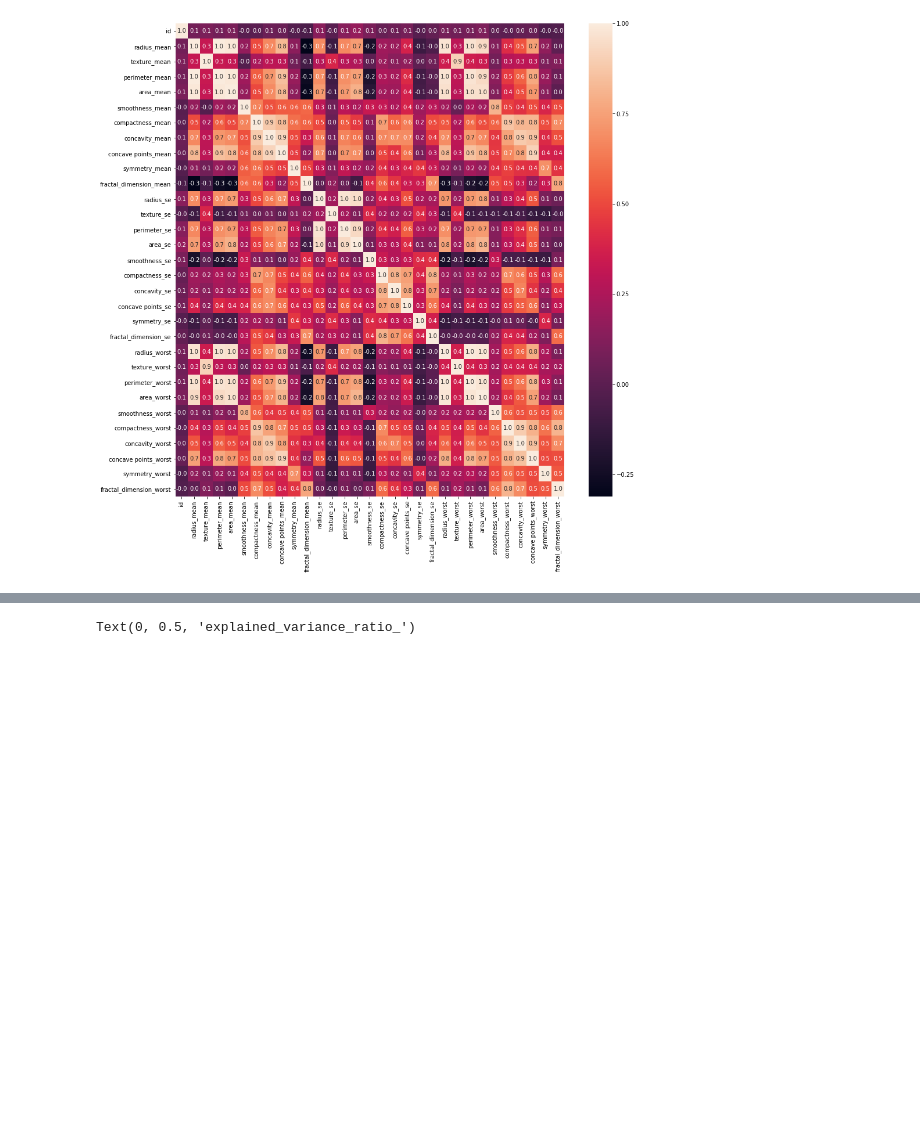
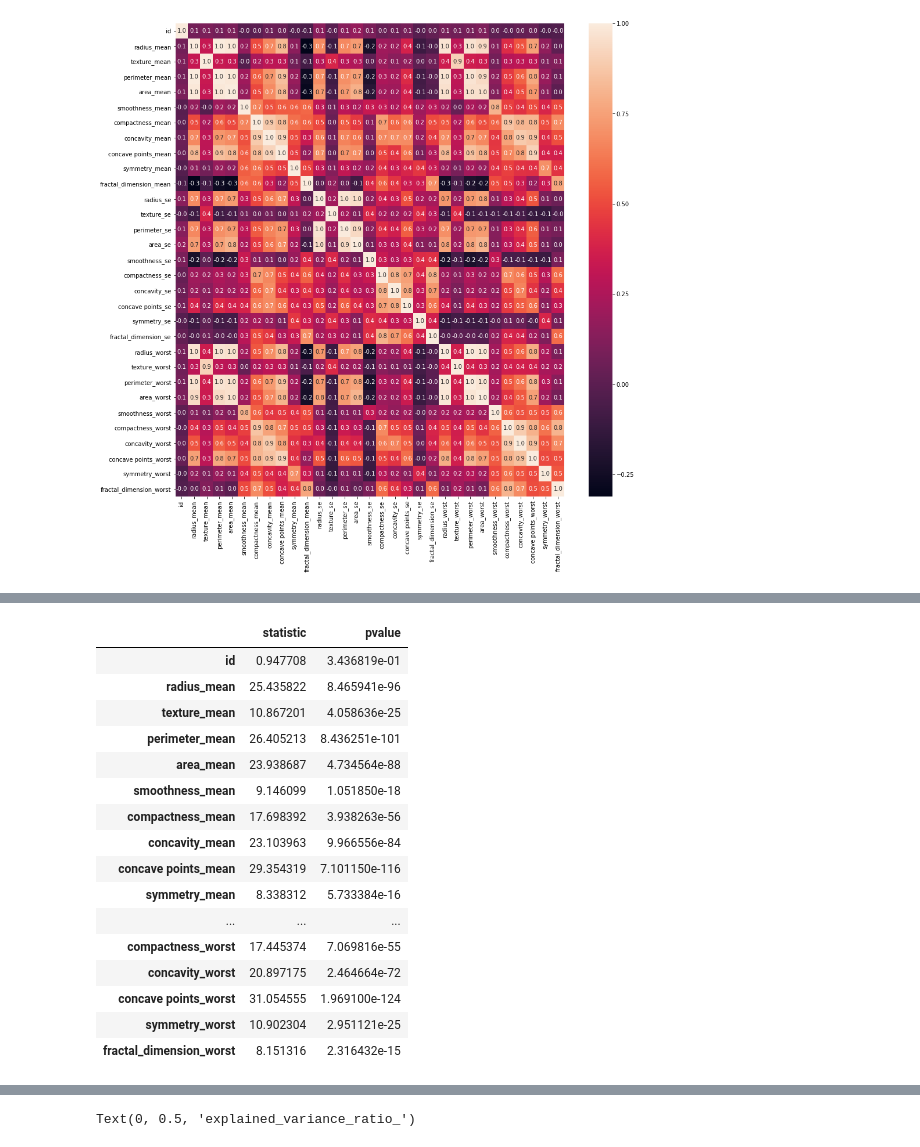
Before and after one commit to dsemen/netology, a Jupyter notebook: breasts_cancer.ipynb, the cells around one changed output, grey strips where cells are left out. Saved outputs shown, nothing was run; the diff lists cells and outputs as text; code cells hidden in the pictures; blank space fills up the shorter version.

```diff
--- a/breasts_cancer.ipynb
+++ b/breasts_cancer.ipynb
@@ -124,0 +153,32 @@ sns.heatmap(correlation,annot=True,fmt= '.1f',ax=ax)
+# %%
+#при помощи ttest посмотрим взаимосвязь каждого параметра и результата diagnosis
+
+column_list = [x for x in df.columns if x != 'diagnosis']
+t_test_results = {}
+
+for column in column_list:
+    group1 = df.where(df.diagnosis== 1).dropna()[column]
+    group2 = df.where(df.diagnosis== 0).dropna()[column]
+        t_test_results[column] = stats.ttest_ind(group1,group2)
+
+results_df = pd.DataFrame.from_dict(t_test_results,orient='Index')
+results_df.columns = ['statistic','pvalue']
+results_df
+# %% [output]
+|  | statistic | pvalue |
+| id | 0.947708 | 3.436819e-01 |
+| radius_mean | 25.435822 | 8.465941e-96 |
+| texture_mean | 10.867201 | 4.058636e-25 |
+| perimeter_mean | 26.405213 | 8.436251e-101 |
+| area_mean | 23.938687 | 4.734564e-88 |
+| smoothness_mean | 9.146099 | 1.051850e-18 |
+| compactness_mean | 17.698392 | 3.938263e-56 |
+| concavity_mean | 23.103963 | 9.966556e-84 |
+| concave points_mean | 29.354319 | 7.101150e-116 |
+| symmetry_mean | 8.338312 | 5.733384e-16 |
+| ... | ... | ... |
+| compactness_worst | 17.445374 | 7.069816e-55 |
+| concavity_worst | 20.897175 | 2.464664e-72 |
+| concave points_worst | 31.054555 | 1.969100e-124 |
+| symmetry_worst | 10.902304 | 2.951121e-25 |
+| fractal_dimension_worst | 8.151316 | 2.316432e-15 |
```
Also changed, not shown: parts of 23 cells of this notebook.
